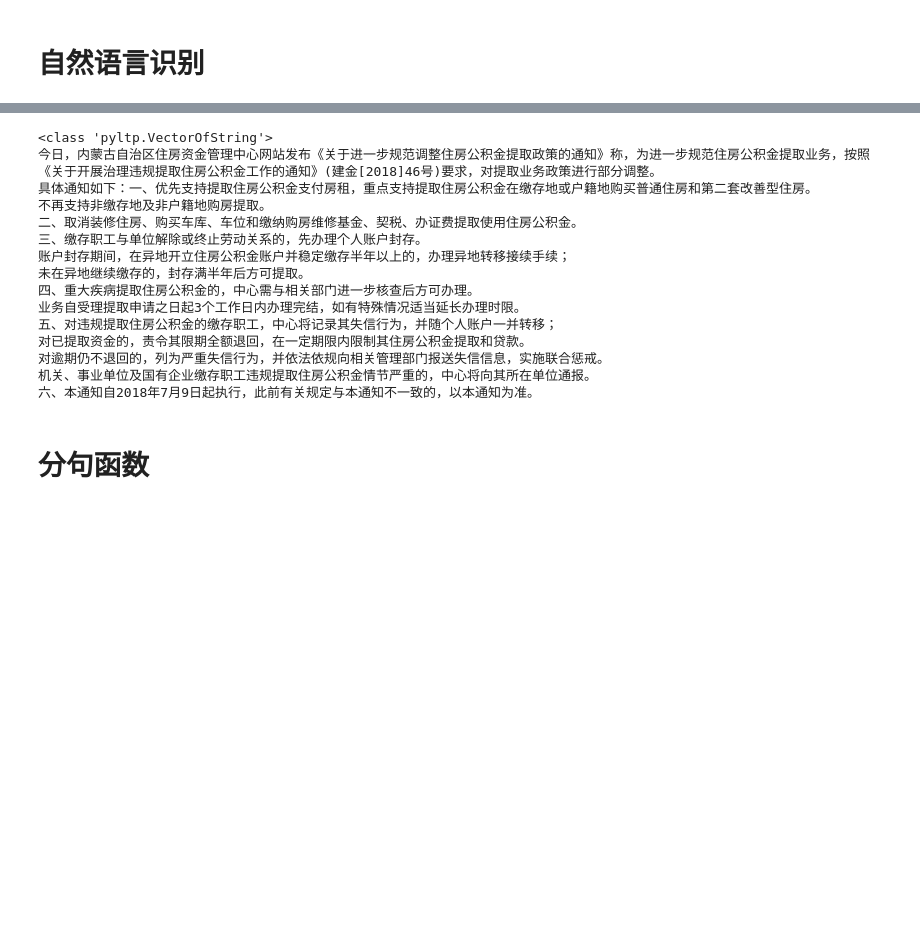
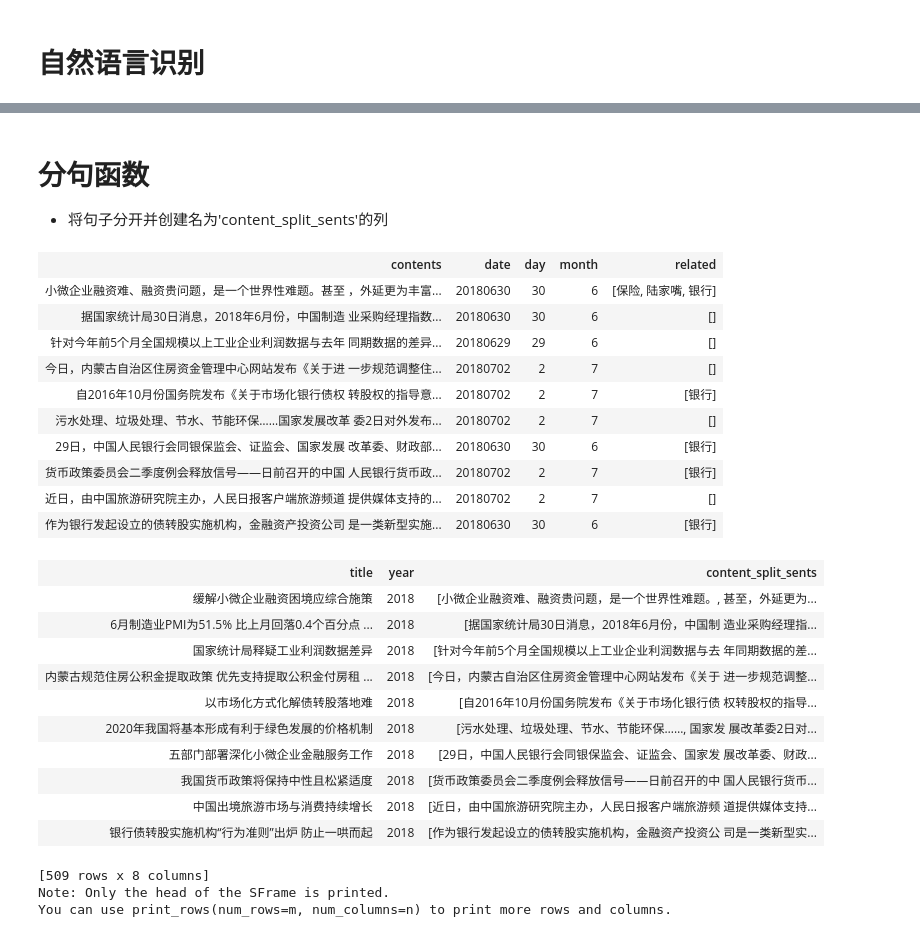
Before and after one commit to wu-hongjun/Eastmoney-Crawler, a Jupyter notebook: DataAnalyzer/NLPProcessor.ipynb, the cells around one changed output, grey strips where cells are left out. Drawn from its saved outputs; the diff is of its cells as text; code cells hidden in the pictures; blank space fills up the shorter version.

Commit message:
Split feature!

```diff
--- a/DataAnalyzer/NLPProcessor.ipynb
+++ b/DataAnalyzer/NLPProcessor.ipynb
@@ -128,25 +111,3 @@ segmentor.release()  # 释放模型
-# %%
-# Test
-string = news[3]['contents']
-# print(string)
-sents = SentenceSplitter.split(string)
-print(type(sents))
-print('\n'.join(sents))
-# %% [output]
-<class 'pyltp.VectorOfString'>
-今日，内蒙古自治区住房资金管理中心网站发布《关于进一步规范调整住房公积金提取政策的通知》称，为进一步规范住房公积金提取业务，按照《关于开展治理违规提取住房公积金工作的通知》(建金[2018]46号)要求，对提取业务政策进行部分调整。
-具体通知如下：一、优先支持提取住房公积金支付房租，重点支持提取住房公积金在缴存地或户籍地购买普通住房和第二套改善型住房。
-不再支持非缴存地及非户籍地购房提取。
-二、取消装修住房、购买车库、车位和缴纳购房维修基金、契税、办证费提取使用住房公积金。
-三、缴存职工与单位解除或终止劳动关系的，先办理个人账户封存。
-账户封存期间，在异地开立住房公积金账户并稳定缴存半年以上的，办理异地转移接续手续；
-未在异地继续缴存的，封存满半年后方可提取。
-四、重大疾病提取住房公积金的，中心需与相关部门进一步核查后方可办理。
-业务自受理提取申请之日起3个工作日内办理完结，如有特殊情况适当延长办理时限。
-五、对违规提取住房公积金的缴存职工，中心将记录其失信行为，并随个人账户一并转移；
-对已提取资金的，责令其限期全额退回，在一定期限内限制其住房公积金提取和贷款。
-对逾期仍不退回的，列为严重失信行为，并依法依规向相关管理部门报送失信信息，实施联合惩戒。
-机关、事业单位及国有企业缴存职工违规提取住房公积金情节严重的，中心将向其所在单位通报。
-六、本通知自2018年7月9日起执行，此前有关规定与本通知不一致的，以本通知为准。
 # %% [markdown]
 # 分句函数
+* 将句子分开并创建名为'content_split_sents'的列
@@ -154,0 +114,36 @@ def splitWords(contents):
+# %%
+# 分句函数
+def splitSents(contents):
+    return SentenceSplitter.split(contents)
+
+# 执行分句函数
+news['content_split_sents'] = news['contents'].apply(splitSents)
+
+# 预览
+news
+# %% [output]
+| contents | date | day | month | related |
+| 小微企业融资难、融资贵问题，是一个世界性难题。甚至 ，外延更为丰富... | 20180630 | 30 | 6 | [保险, 陆家嘴, 银行] |
+| 据国家统计局30日消息，2018年6月份，中国制造 业采购经理指数... | 20180630 | 30 | 6 | [] |
+| 针对今年前5个月全国规模以上工业企业利润数据与去年 同期数据的差异... | 20180629 | 29 | 6 | [] |
+| 今日，内蒙古自治区住房资金管理中心网站发布《关于进 一步规范调整住... | 20180702 | 2 | 7 | [] |
+| 自2016年10月份国务院发布《关于市场化银行债权 转股权的指导意... | 20180702 | 2 | 7 | [银行] |
+| 污水处理、垃圾处理、节水、节能环保……国家发展改革 委2日对外发布... | 20180702 | 2 | 7 | [] |
+| 29日，中国人民银行会同银保监会、证监会、国家发展 改革委、财政部... | 20180630 | 30 | 6 | [银行] |
+| 货币政策委员会二季度例会释放信号——日前召开的中国 人民银行货币政... | 20180702 | 2 | 7 | [银行] |
+| 近日，由中国旅游研究院主办，人民日报客户端旅游频道 提供媒体支持的... | 20180702 | 2 | 7 | [] |
+| 作为银行发起设立的债转股实施机构，金融资产投资公司 是一类新型实施... | 20180630 | 30 | 6 | [银行] |
+| title | year | content_split_sents |
+| 缓解小微企业融资困境应综合施策 | 2018 | [小微企业融资难、融资贵问题，是一个世界性难题。, 甚至，外延更为... |
+| 6月制造业PMI为51.5% 比上月回落0.4个百分点 ... | 2018 | [据国家统计局30日消息，2018年6月份，中国制 造业采购经理指... |
+| 国家统计局释疑工业利润数据差异 | 2018 | [针对今年前5个月全国规模以上工业企业利润数据与去 年同期数据的差... |
+| 内蒙古规范住房公积金提取政策 优先支持提取公积金付房租 ... | 2018 | [今日，内蒙古自治区住房资金管理中心网站发布《关于 进一步规范调整... |
+| 以市场化方式化解债转股落地难 | 2018 | [自2016年10月份国务院发布《关于市场化银行债 权转股权的指导... |
+| 2020年我国将基本形成有利于绿色发展的价格机制 | 2018 | [污水处理、垃圾处理、节水、节能环保……, 国家发 展改革委2日对... |
+| 五部门部署深化小微企业金融服务工作 | 2018 | [29日，中国人民银行会同银保监会、证监会、国家发 展改革委、财政... |
+| 我国货币政策将保持中性且松紧适度 | 2018 | [货币政策委员会二季度例会释放信号——日前召开的中 国人民银行货币... |
+| 中国出境旅游市场与消费持续增长 | 2018 | [近日，由中国旅游研究院主办，人民日报客户端旅游频 道提供媒体支持... |
+| 银行债转股实施机构“行为准则”出炉 防止一哄而起 | 2018 | [作为银行发起设立的债转股实施机构，金融资产投资公 司是一类新型实... |
+[509 rows x 8 columns]
+Note: Only the head of the SFrame is printed.
+You can use print_rows(num_rows=m, num_columns=n) to print more rows and columns.
```
Also changed, not shown: parts of 16 cells of this notebook.
